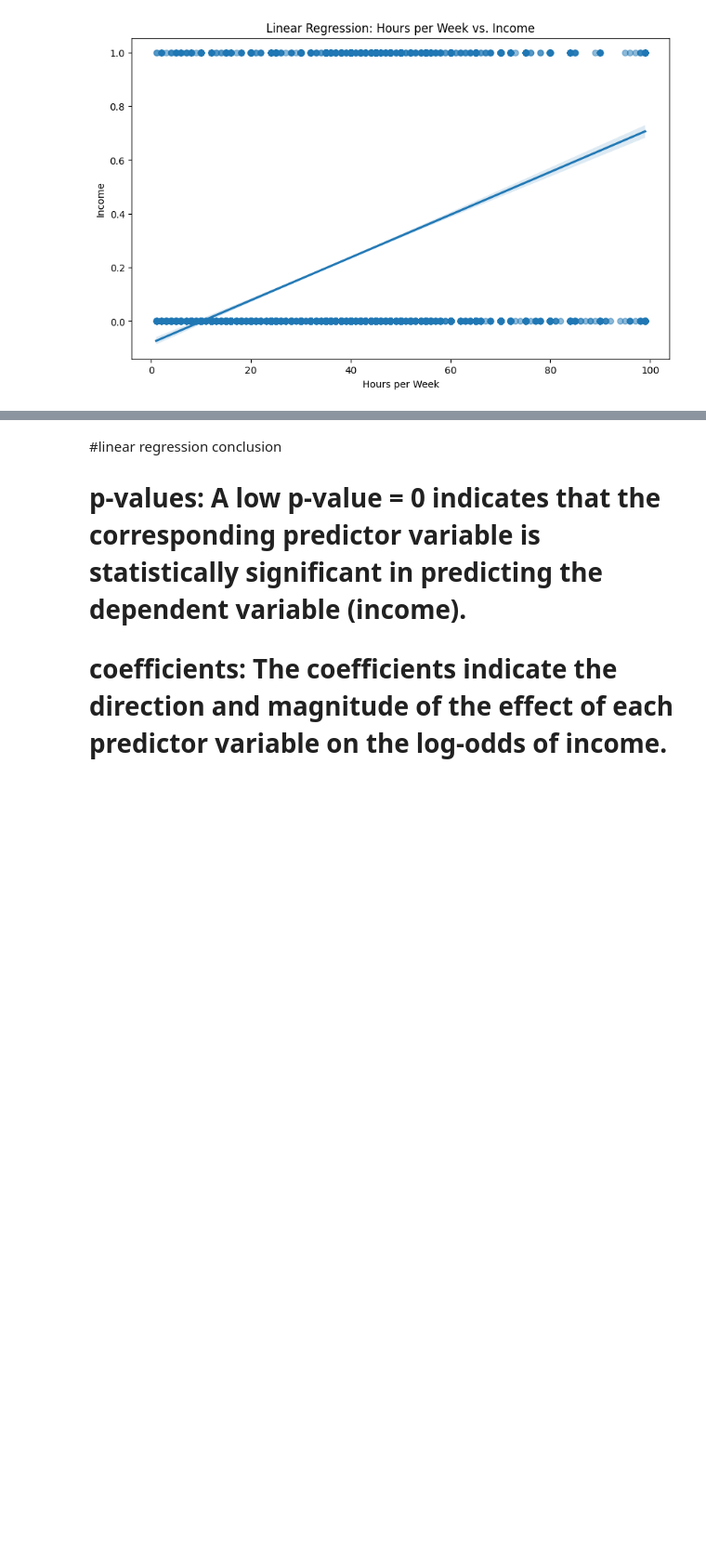
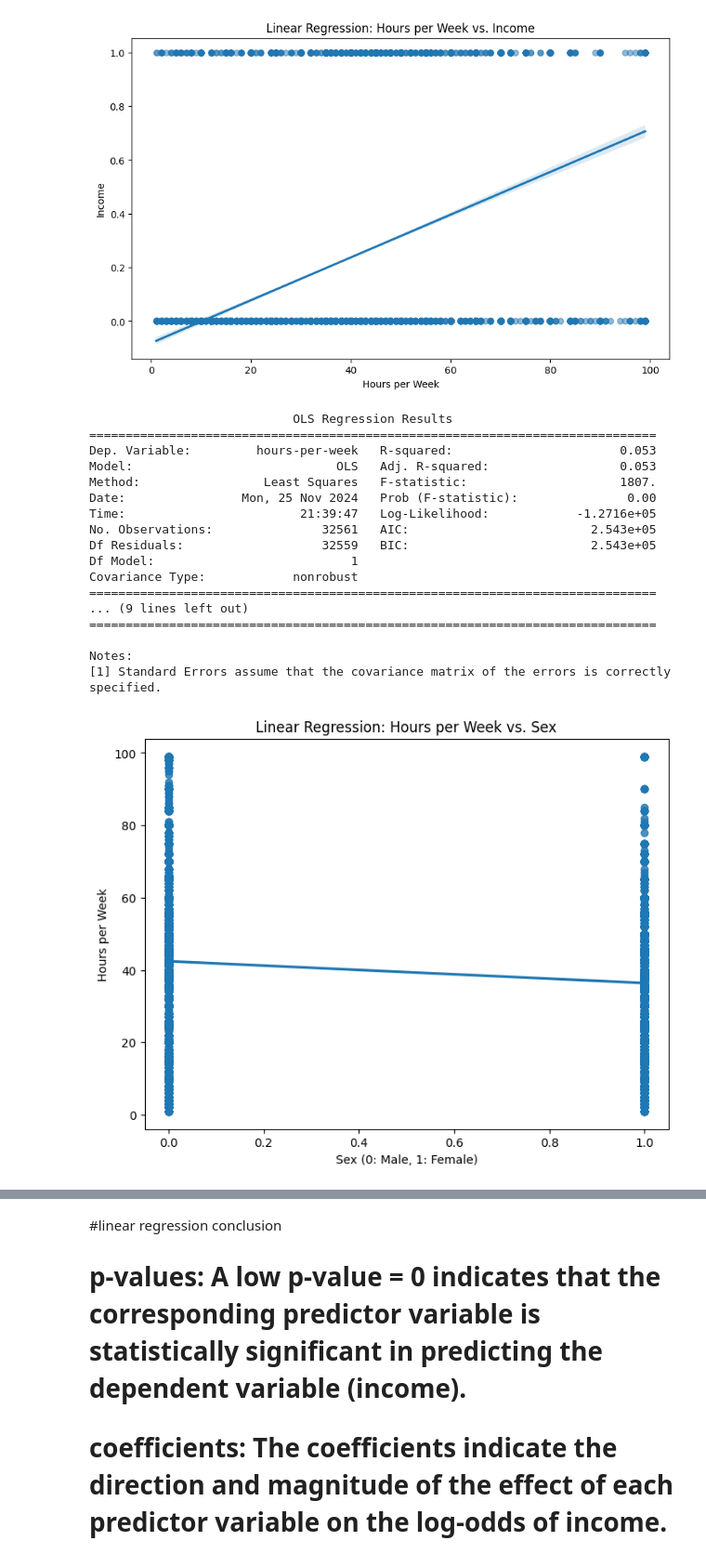
Before and after one commit to geithelmasri/AAI614_Geith1, a Jupyter notebook: DS_Graded_Assessment_Project1_Geith.ipynb, the cells around one changed output, grey strips where cells are left out. Shown at 93% size. Saved outputs shown, nothing was run; the diff lists cells and outputs as text; code cells hidden in the pictures; blank space fills up the shorter version.

```diff
--- a/DS_Graded_Assessment_Project1_Geith.ipynb
+++ b/DS_Graded_Assessment_Project1_Geith.ipynb
@@ -770,3 +752,49 @@ plt.show()
 [figure]
 [figure]
 [figure]
+# %%
+# prompt: linear regression hours_per_week as the dependent variable and sex as the independent variable
+
+# Convert 'sex' to numerical (0 and 1)
+adult_data['sex'] = adult_data['sex'].map({' Male': 0, ' Female': 1}).astype(int)
+
+# Define independent (X) and dependent (y) variables
+X = adult_data['sex']
+y = adult_data['hours-per-week']
+
+# Add a constant to the model (intercept)
+X = sm.add_constant(X)
+
+# Fit the linear regression model
+model = sm.OLS(y, X)
+results = model.fit()
+
+# Print the model summary
+print(results.summary())
+
+# Create a scatter plot with the regression line
+plt.figure(figsize=(8, 6))
+sns.regplot(x='sex', y='hours-per-week', data=adult_data)
+plt.xlabel('Sex (0: Male, 1: Female)')
+plt.ylabel('Hours per Week')
+plt.title('Linear Regression: Hours per Week vs. Sex')
+plt.show()
+# %% [output]
+                            OLS Regression Results
+==============================================================================
+Dep. Variable:         hours-per-week   R-squared:                       0.053
+Model:                            OLS   Adj. R-squared:                  0.053
+Method:                 Least Squares   F-statistic:                     1807.
+Date:                Mon, 25 Nov 2024   Prob (F-statistic):               0.00
+Time:                        21:39:47   Log-Likelihood:            -1.2716e+05
+No. Observations:               32561   AIC:                         2.543e+05
+Df Residuals:                   32559   BIC:                         2.543e+05
+Df Model:                           1
+Covariance Type:            nonrobust
+==============================================================================
+... (9 lines left out)
+==============================================================================
+
+Notes:
+[1] Standard Errors assume that the covariance matrix of the errors is correctly specified.
+[figure, added]
```
Also changed, not shown: parts of 7 cells of this notebook.
